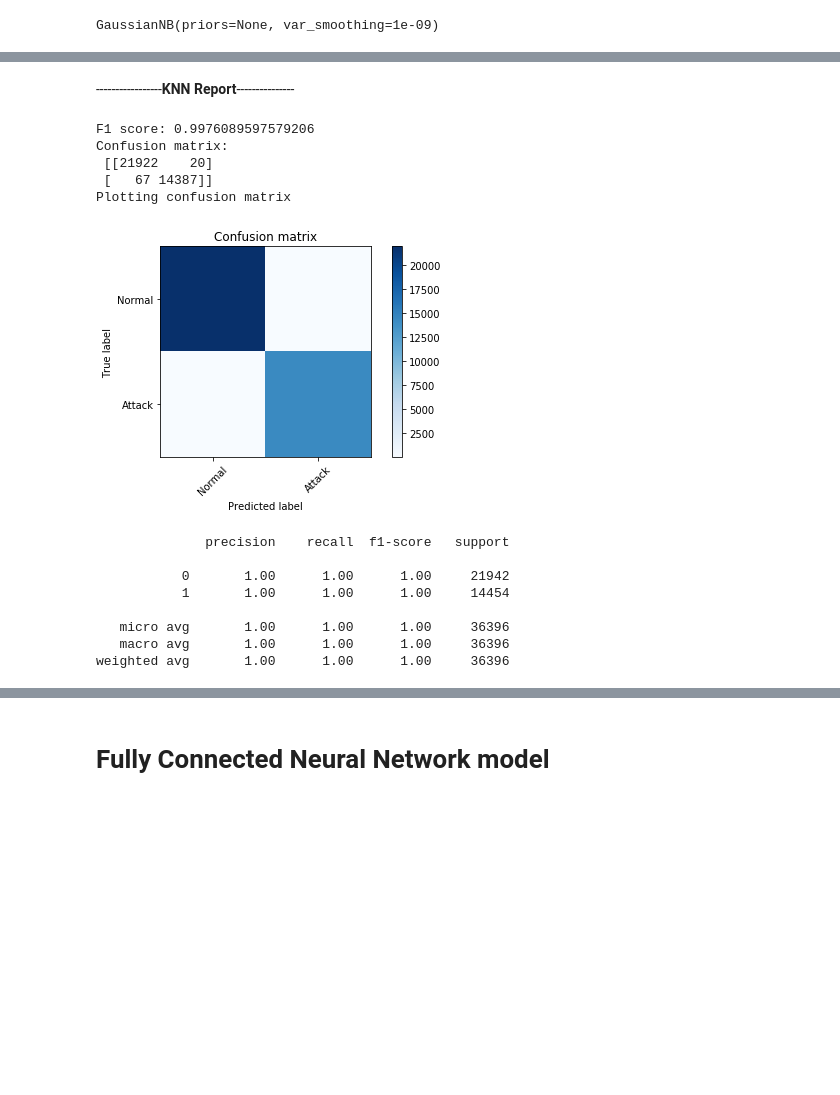
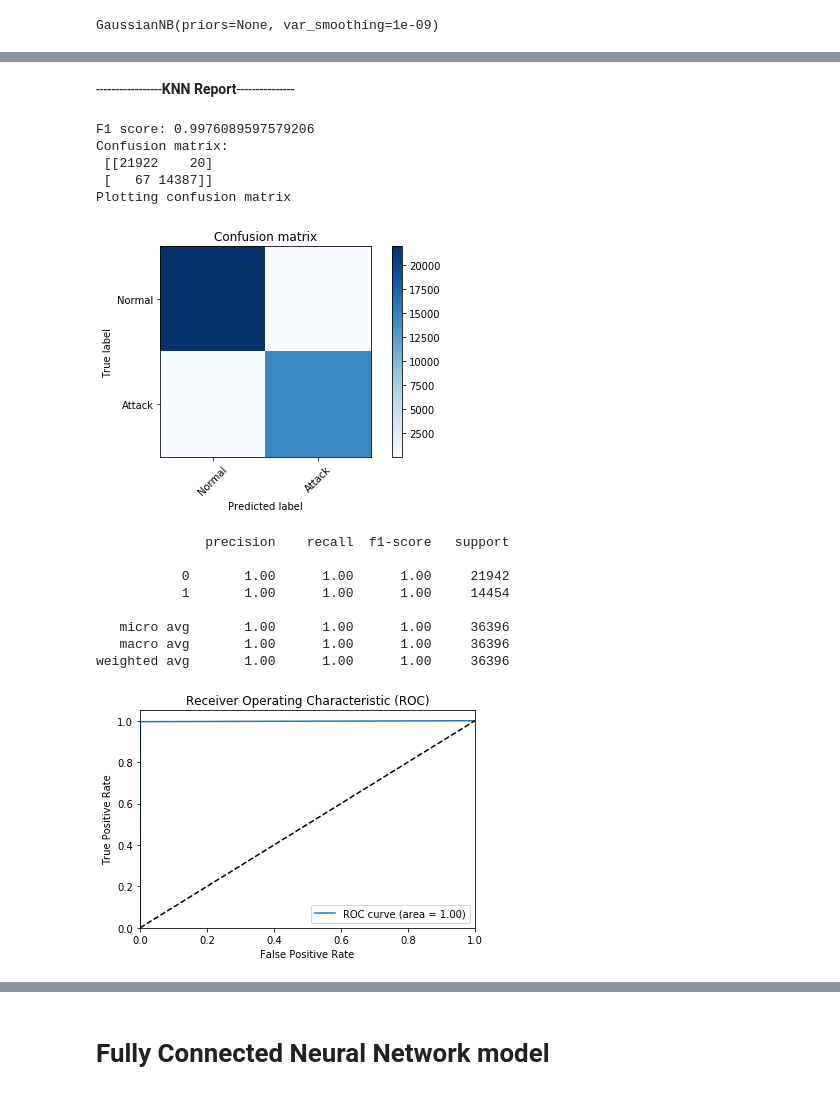
Before and after one commit to hgdangkhoi/Network-Intrusion-Detection-using-Neural-Nets, a Jupyter notebook: Khoi-Hoang_CSC215_MiniProject3.ipynb, the cells around one changed output, grey strips where cells are left out. Drawn from its saved outputs; the diff is of its cells as text; code cells hidden in the pictures; blank space fills up the shorter version.

```diff
--- a/Khoi-Hoang_CSC215_MiniProject3.ipynb
+++ b/Khoi-Hoang_CSC215_MiniProject3.ipynb
@@ -354,33 +396,36 @@ weighted avg       0.98      0.98      0.98     36396
 # %%
 y_pred_knn = knn.predict(x_test)
 knn_f1 = metrics.f1_score(y_test, y_pred_knn, average= "weighted")
 knn_cm = confusion_matrix(y_test, y_pred_knn)
 printmd("-----------------**KNN Report**---------------")
 print("F1 score: {}".format(knn_f1))
 print("Confusion matrix: \n", knn_cm)
 print('Plotting confusion matrix')
 
 plt.figure()
 plot_confusion_matrix(knn_cm, ['Normal', 'Attack'])
 plt.show()
 
 print(classification_report(y_test, y_pred_knn))
+
+plot_roc(y_pred_knn.astype(np.int), y_test.astype(np.int))
 # %% [output]
 -----------------**KNN Report**---------------
 F1 score: 0.9976089597579206
 Confusion matrix:
  [[21922    20]
  [   67 14387]]
 Plotting confusion matrix
 [figure]
               precision    recall  f1-score   support
 
            0       1.00      1.00      1.00     21942
            1       1.00      1.00      1.00     14454
 
    micro avg       1.00      1.00      1.00     36396
    macro avg       1.00      1.00      1.00     36396
 weighted avg       1.00      1.00      1.00     36396
+[figure, added]
 # %%
 y_pred_gnb = gnb.predict(x_test)
 gnb_f1 = metrics.f1_score(y_test, y_pred_gnb, average= "weighted")
```
Also changed, not shown: parts of 29 cells of this notebook.
